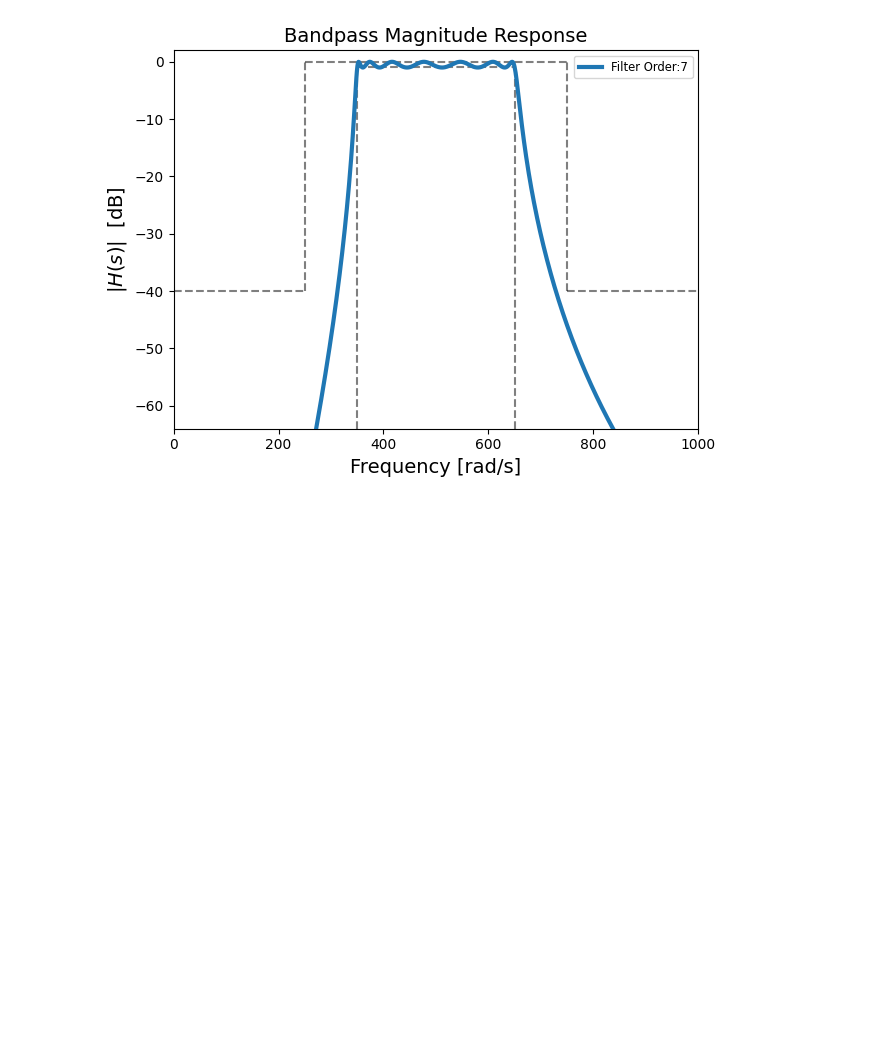
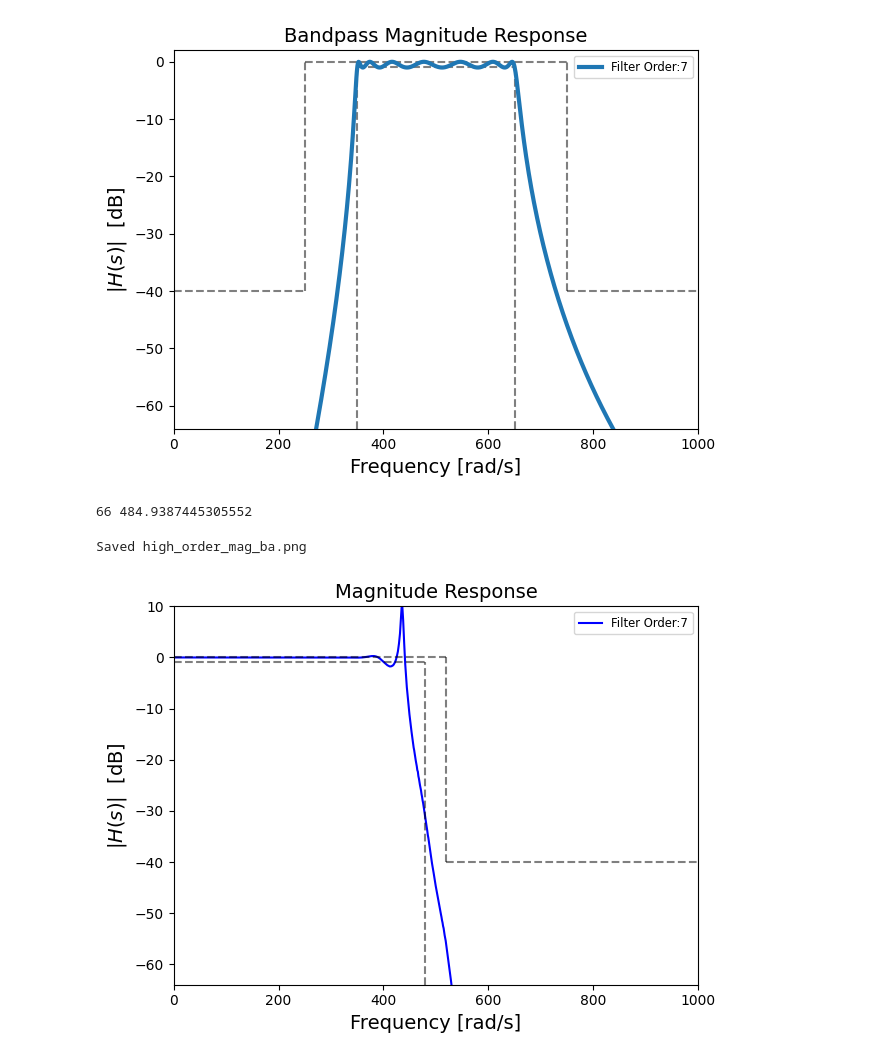
Before and after one commit to NobodyPickedThis/ECE_316_HW_6_Analog_Filter_Design, a Jupyter notebook: working_code.ipynb, the cells around one changed output. Cells and saved outputs as stored; diff of their text form; code cells hidden in the pictures; blank space fills up the shorter version.

```diff
--- a/working_code.ipynb
+++ b/working_code.ipynb
@@ -364,3 +364,55 @@ print("Saved mag_bp.png")
 # %% [output]
 Saved mag_bp.png
 [figure]
+# %%
+# Spec visualization
+wp = 480
+ws = 520
+gpass = 1
+gstop = 40
+
+ord_lp, wn_lp = sg.buttord(wp=wp, ws=ws, gpass=gpass, gstop=gstop, analog=True)
+
+print(ord_lp, wn_lp)
+
+lp_b, lp_a = sg.butter(N=ord_lp, Wn = wn_lp, btype='lowpass', analog='True', output='ba')
+
+lp_w, lp_resp = sg.freqs(b=lp_b, a=lp_a, worN=np.linspace(0,1000,1000))
+lp_mag = 20 * np.log10(abs(lp_resp))
+lp_phase = np.angle(lp_resp)
+lp_group_delay = -np.diff(np.unwrap(lp_phase)) / np.diff(lp_w)
+# %% [output]
+66 484.9387445305552
+# %%
+figure = plt.figure()
+ax = figure.add_subplot(1, 1, 1)
+ax.set_title(r'Magnitude Response', fontsize=14)
+
+# Passband restriction
+ax.axhline(y=0, xmin=0, xmax=(ws / 1000), color='black', lw=1.5, zorder=3, linestyle="dashed", alpha=0.5)
+ax.axhline(y=-passband_ripple, xmin=0, xmax=(wp / 1000), color='black', lw=1.5, zorder=3, linestyle="dashed", alpha=0.5)
+
+# Transition band restriction
+ax.axvline(x=wp, ymin=0, ymax=(64 - passband_ripple) / 74, color='black', lw=1.5, zorder=3, linestyle="dashed", alpha=0.5)
+ax.axvline(x=ws, ymin=(74-40-10)/74, ymax=32/37, color='black', lw=1.5, zorder=3, linestyle="dashed", alpha=0.5)
+
+# Stopband restriction
+ax.axhline(y=-gstop, xmin=(ws / 1000), xmax=1, color='black', lw=1.5, zorder=3, linestyle="dashed", alpha=0.5)
+
+ax.set_xlabel(r'Frequency [rad/s]', fontsize=14)
+ax.set_xlim(0, 1000)
+
+ax.set_ylabel(r'$|H(s)|$  [dB]', fontsize=14)
+ax.set_ylim(ymin=-64, ymax=10)
+
+
+# Butterworth
+ax.plot(lp_w, lp_mag, color='blue', zorder=2, label=("".join(["Filter Order:", str(ord_bp)])))
+
+plt.legend(loc="upper right", fontsize="small")
+plt.tight_layout()
+plt.savefig('high_order_mag_ba.png', dpi=200, bbox_inches='tight')
+print("Saved high_order_mag_ba.png")
+# %% [output]
+Saved high_order_mag_ba.png
+[figure, added]
```
Also changed, not shown: parts of 6 cells of this notebook, 8 other files.
